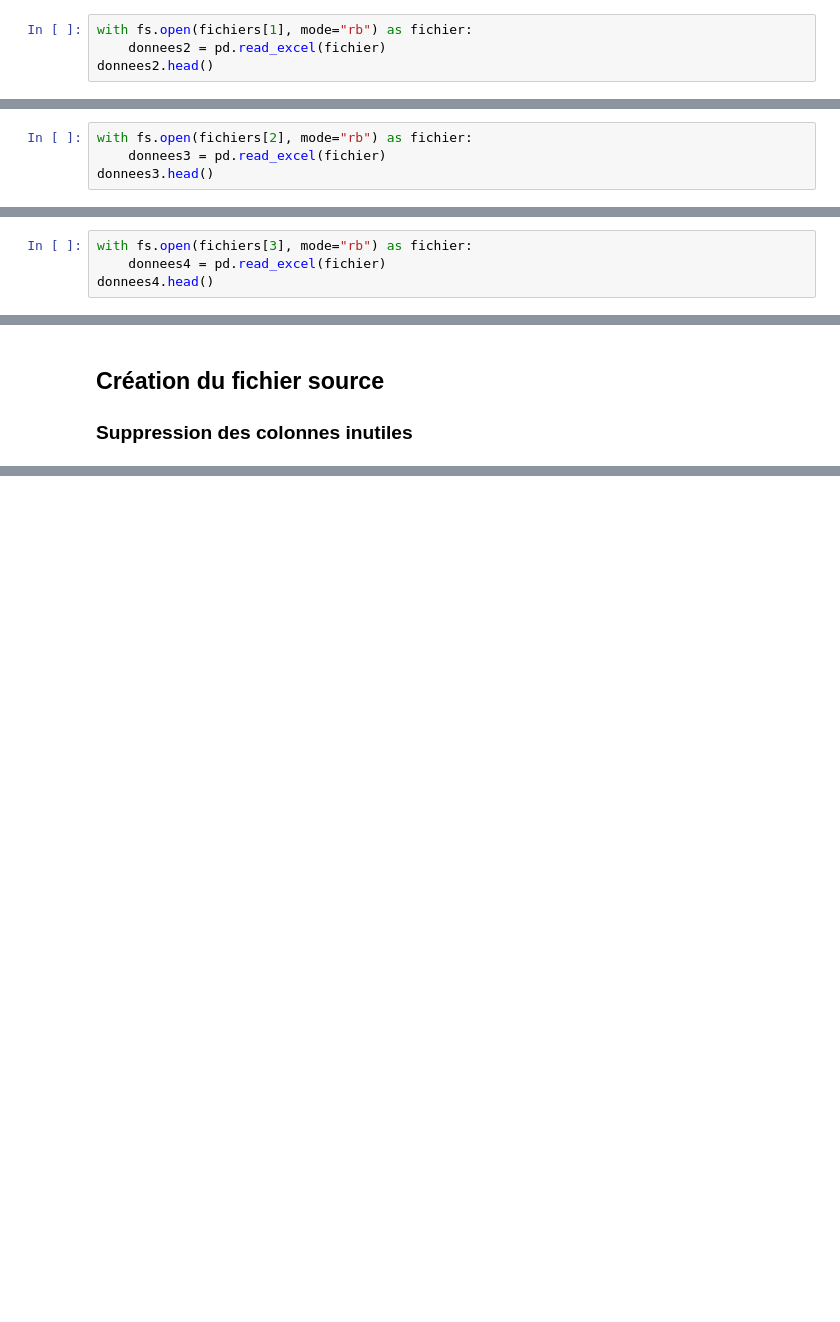
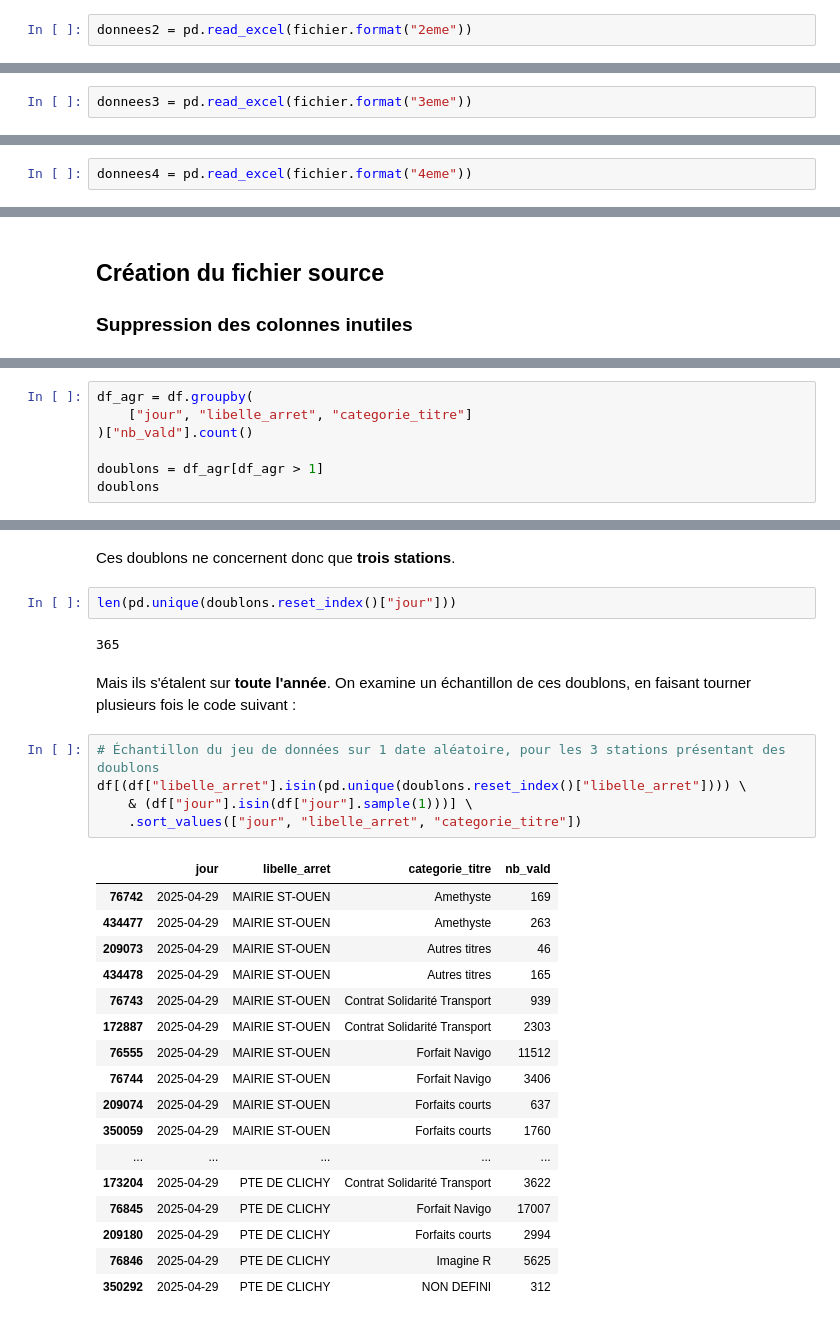
Before and after one commit to jj-cnam/stations_metro_frequentation_jj, a Jupyter notebook: notebooks/exploration.ipynb, the cells around one changed output, grey strips where cells are left out. Drawn from its saved outputs; the diff is of its cells as text; blank space fills up the shorter version.

```diff
--- a/notebooks/exploration.ipynb
+++ b/notebooks/exploration.ipynb
@@ -82,4 +75,2 @@ Les autres colonnes seront utilisables telles quelles : soit on les utilisera co
 # %%
-with fs.open(fichiers[1], mode="rb") as fichier:
-    donnees2 = pd.read_excel(fichier)
-donnees2.head()
+donnees2 = pd.read_excel(fichier.format("2eme"))
@@ -134,6 +118,4 @@ memory usage: 28.9+ MB
 # %% [markdown]
 ## Troisième fichier
 # %%
-with fs.open(fichiers[2], mode="rb") as fichier:
-    donnees3 = pd.read_excel(fichier)
-donnees3.head()
+donnees3 = pd.read_excel(fichier.format("3eme"))
@@ -188,6 +163,4 @@ memory usage: 28.6+ MB
 # %% [markdown]
 ## Quatrième fichier
 # %%
-with fs.open(fichiers[3], mode="rb") as fichier:
-    donnees4 = pd.read_excel(fichier)
-donnees4.head()
+donnees4 = pd.read_excel(fichier.format("4eme"))
@@ -394,0 +419,7 @@ df
+# %%
+df_agr = df.groupby(
+    ["jour", "libelle_arret", "categorie_titre"]
+)["nb_vald"].count()
+
+doublons = df_agr[df_agr > 1]
+doublons
@@ -394,0 +461,32 @@ df
+# %% [markdown]
+Ces doublons ne concernent donc que **trois stations**.
+# %%
+len(pd.unique(doublons.reset_index()["jour"]))
+# %% [output]
+365
+# %% [markdown]
+Mais ils s'étalent sur **toute l'année**.
+On examine un échantillon de ces doublons, en faisant tourner plusieurs fois le code suivant :
+# %%
+# Échantillon du jeu de données sur 1 date aléatoire, pour les 3 stations présentant des doublons
+df[(df["libelle_arret"].isin(pd.unique(doublons.reset_index()["libelle_arret"]))) \
+    & (df["jour"].isin(df["jour"].sample(1)))] \
+    .sort_values(["jour", "libelle_arret", "categorie_titre"])
+# %% [output]
+|  | jour | libelle_arret | categorie_titre | nb_vald |
+| 76742 | 2025-04-29 | MAIRIE ST-OUEN | Amethyste | 169 |
+| 434477 | 2025-04-29 | MAIRIE ST-OUEN | Amethyste | 263 |
+| 209073 | 2025-04-29 | MAIRIE ST-OUEN | Autres titres | 46 |
+| 434478 | 2025-04-29 | MAIRIE ST-OUEN | Autres titres | 165 |
+| 76743 | 2025-04-29 | MAIRIE ST-OUEN | Contrat Solidarité Transport | 939 |
+| 172887 | 2025-04-29 | MAIRIE ST-OUEN | Contrat Solidarité Transport | 2303 |
+| 76555 | 2025-04-29 | MAIRIE ST-OUEN | Forfait Navigo | 11512 |
+| 76744 | 2025-04-29 | MAIRIE ST-OUEN | Forfait Navigo | 3406 |
+| 209074 | 2025-04-29 | MAIRIE ST-OUEN | Forfaits courts | 637 |
+| 350059 | 2025-04-29 | MAIRIE ST-OUEN | Forfaits courts | 1760 |
+| ... | ... | ... | ... | ... |
+| 173204 | 2025-04-29 | PTE DE CLICHY | Contrat Solidarité Transport | 3622 |
+| 76845 | 2025-04-29 | PTE DE CLICHY | Forfait Navigo | 17007 |
+| 209180 | 2025-04-29 | PTE DE CLICHY | Forfaits courts | 2994 |
+| 76846 | 2025-04-29 | PTE DE CLICHY | Imagine R | 5625 |
+| 350292 | 2025-04-29 | PTE DE CLICHY | NON DEFINI | 312 |
```
Also changed, not shown: parts of 44 cells of this notebook.
